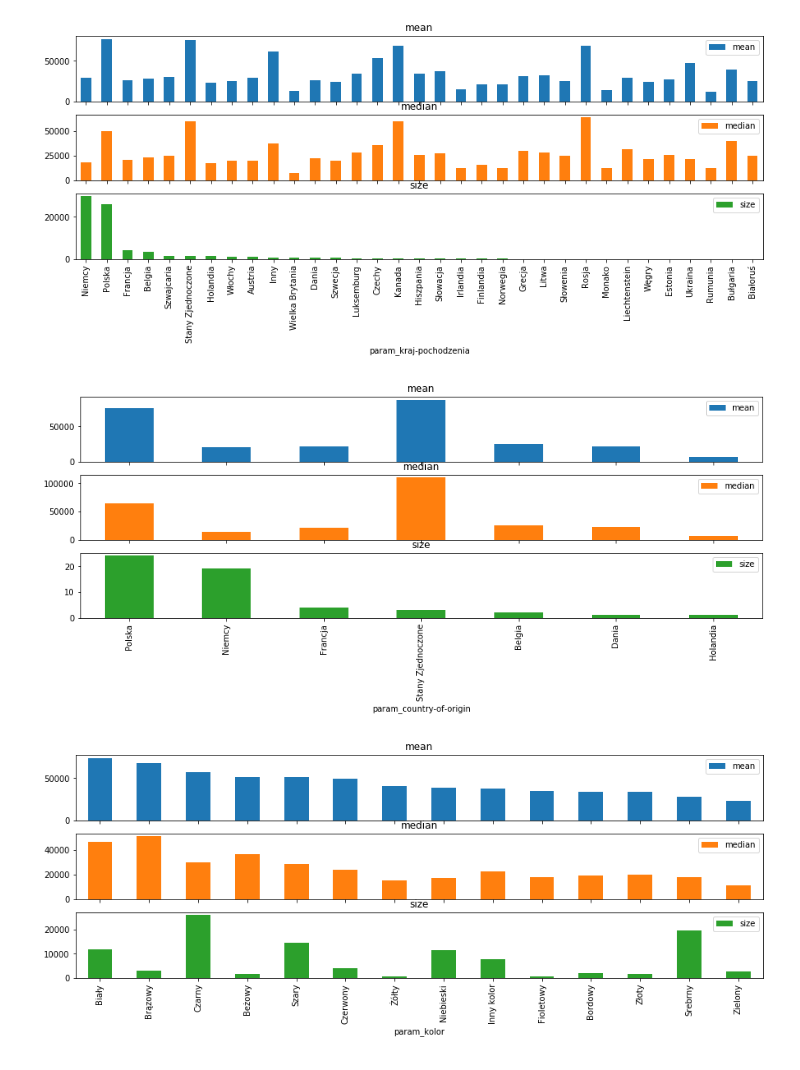
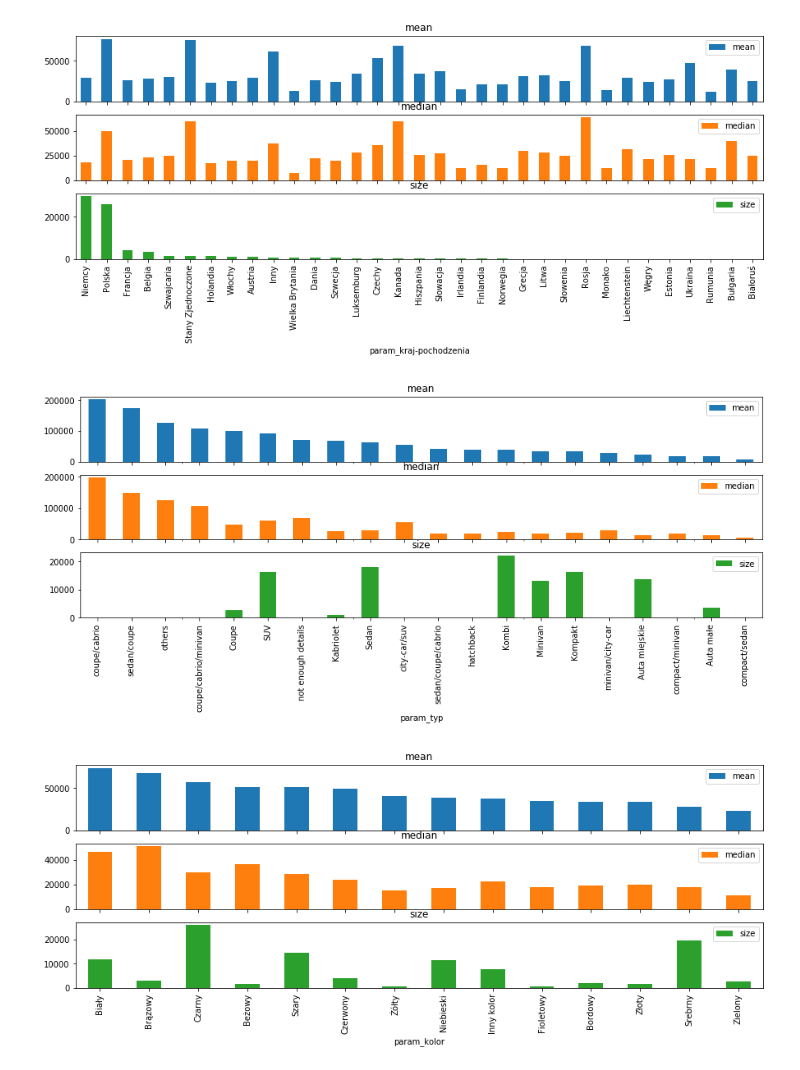
Before and after one commit to wsmolak/matrix_transformacja2, a Jupyter notebook: matrixDay2.ipynb, the cells around one changed output. Saved outputs shown, nothing was run; the diff lists cells and outputs as text; code cells hidden in the pictures.

```diff
--- a/matrixDay2.ipynb
+++ b/matrixDay2.ipynb
@@ -102,10 +102,10 @@ def group_plot(feat_groupby, feat_agg='price_value', agg_func=[np.mean, np.media
 group_plot('param_kraj-pochodzenia', feat_sort='size');
 # %% [output]
 [figure]
-# %%
-group_plot('param_country-of-origin', feat_sort='size');
-# %% [output]
-[figure, removed]
+# %%
+group_plot('param_typ', feat_sort='mean');
+# %% [output]
+[figure, added]
 # %%
 group_plot('param_kolor', feat_sort='mean');
 # %% [output]
```
Also changed, not shown: parts of 4 cells of this notebook.
